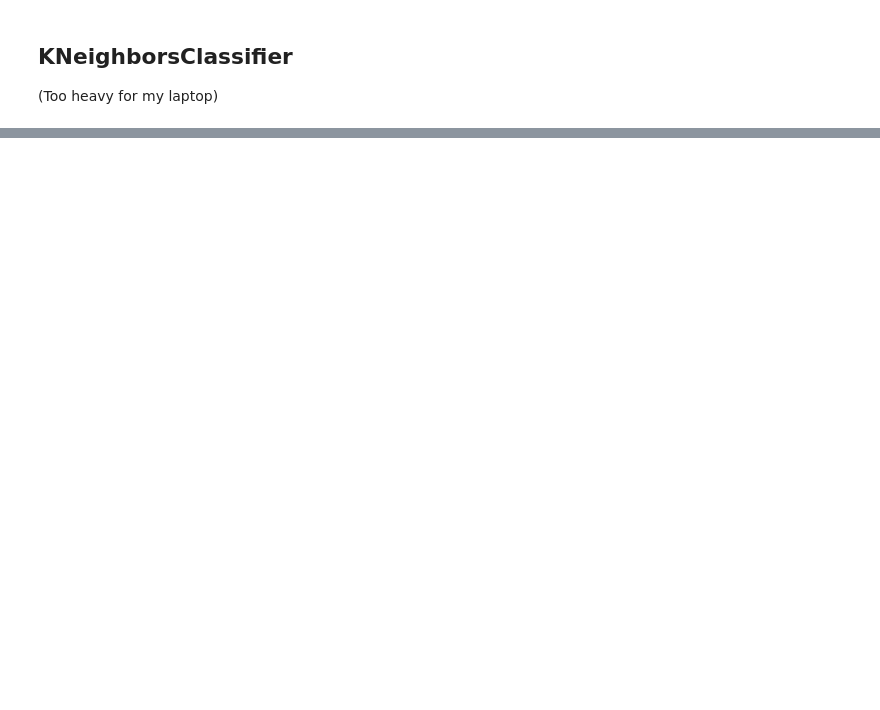
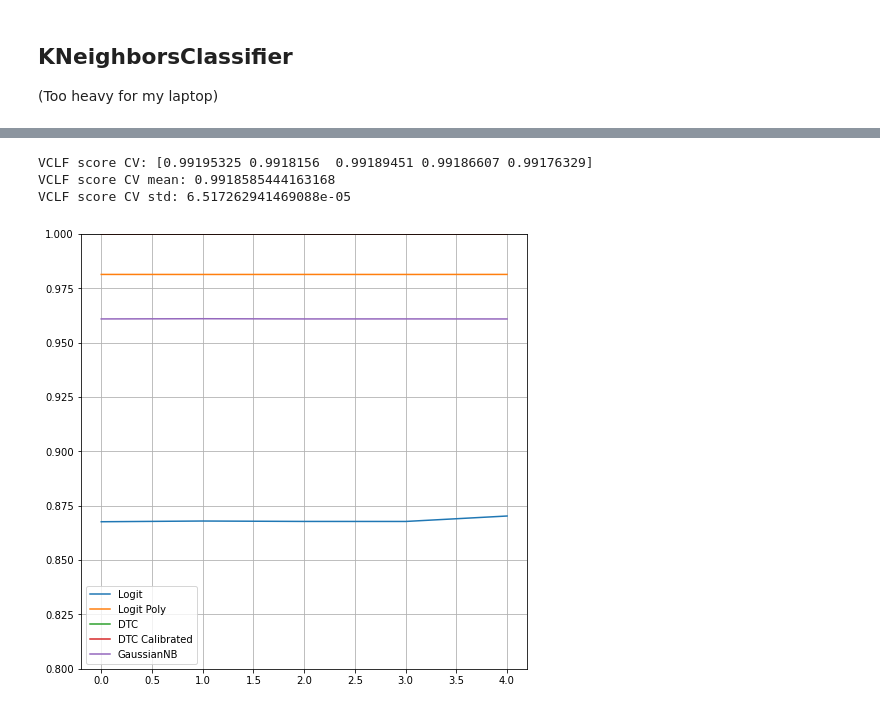
Before and after one commit to bolaubi/DSW_danthon_2021-1, a Jupyter notebook: dsw_danthon_modelling.ipynb, the cells around one changed output, grey strips where cells are left out. Drawn from its saved outputs; the diff is of its cells as text; code cells hidden in the pictures; blank space fills up the shorter version.

```diff
--- a/dsw_danthon_modelling.ipynb
+++ b/dsw_danthon_modelling.ipynb
@@ -194,0 +263,4 @@ weighted avg       0.99      0.99      0.99    926862
+# %%
+vclf = VotingClassifier([('logit',logit_pipe), ('dtc', dtc_cal), ('gaussian', gnb)], voting='soft', n_jobs=-1)
+# vclf.fit(X_train_val, y_train_val)
+vclf_cv = cross_val_score(vclf, X_train_val, y_train_val, cv=skf, n_jobs=-1, verbose=1, scoring='f1')
@@ -194,0 +270,22 @@ weighted avg       0.99      0.99      0.99    926862
+# %%
+print('VCLF score CV:', vclf_cv)
+print('VCLF score CV mean:', vclf_cv.mean())
+print('VCLF score CV std:', vclf_cv.std())
+# %% [output]
+VCLF score CV: [0.99195325 0.9918156  0.99189451 0.99186607 0.99176329]
+VCLF score CV mean: 0.9918585444163168
+VCLF score CV std: 6.517262941469088e-05
+# %%
+plt.figure(figsize=(8,8))
+plt.plot(range(len(lr_bal_cv)), lr_bal_cv, label='Logit')
+plt.plot(range(len(logit_pipe_cv)), logit_pipe_cv, label='Logit Poly')
+plt.plot(range(len(dtc_cv)), dtc_cv, label='DTC')
+plt.plot(range(len(dtc_cal_cv)), dtc_cal_cv, label='DTC Calibrated')
+plt.plot(range(len(gnb_cv)), gnb_cv, label='GaussianNB')
+plt.plot(range(len(vclf_cv)), vclf_cv, label='VotingSoft')
+plt.legend()
+plt.ylim(0.8,1)
+plt.grid()
+plt.show()
+# %% [output]
+[figure, added]
```
Also changed, not shown: parts of 56 cells of this notebook, 1 other file.
